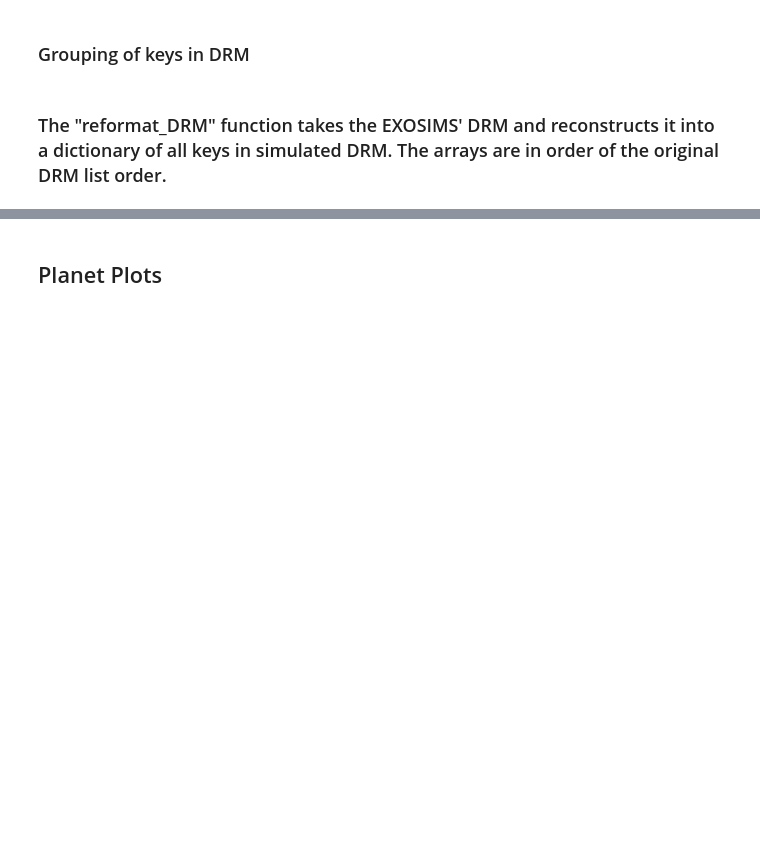
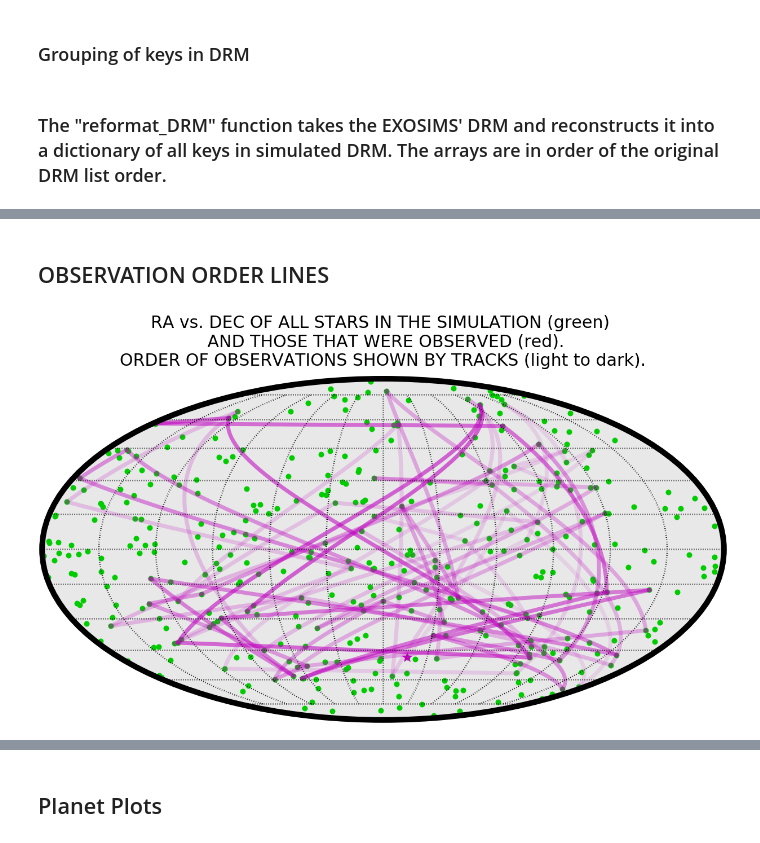
Before and after one commit to astropatel/EXOSIMS-Testing, a Jupyter notebook: EXOSIMS_outputs.ipynb, the cells around one changed output, grey strips where cells are left out. Saved outputs shown, nothing was run; the diff lists cells and outputs as text; code cells hidden in the pictures; blank space fills up the shorter version.

```diff
--- a/EXOSIMS_outputs.ipynb
+++ b/EXOSIMS_outputs.ipynb
@@ -463,0 +627,33 @@ axbvd = scatterPlot(dist,BV,labels=('Distance (pc)','B-V'),**kw)
+# %% [markdown]
+## OBSERVATION ORDER LINES
+# %%
+axt3 = skyplot(ra_rad,dec_rad,axisbg='#E8E8E8')
+plot_setup(axt3)
+plt.grid(color='black',lw=2.5)
+axt3.plot(ra_rad,dec_rad,'o',color='#00cc00',ms=10,mec='none')
+
+alp = np.logspace(-1,np.log10(0.6),len(target_obsind))#[::-1]
+for i in xrange(len(target_obsind)):
+    if i == len(target_obsind)-1:
+        pass
+    else:
+        axt3.plot([ra_rad[target_obsind[i]],ra_rad[target_obsind[i+1]]],
+                  [dec_rad[target_obsind[i]],dec_rad[target_obsind[i+1]]],
+                  'm-',mew=2,lw=7,alpha=alp[i])
+
+axt3.xaxis.label.set_color('lightgray')
+axt3.tick_params(axis='both', colors='lightgray')
+
+txt = """RA vs. DEC OF ALL STARS IN THE SIMULATION (green) \n AND THOSE THAT WERE OBSERVED (red).
+ORDER OF OBSERVATIONS SHOWN BY TRACKS (light to dark)."""
+axt3.set_title('%s'%txt,fontsize=30,y=1.03)
+
+#plt.setp(axt2.spines.values(), color='lightgray',linewidth=10)
+axt3.tick_params(labelbottom='off',top='off',which='both',labelleft='off')
+for i,j in enumerate(target_obsind):
+    if i == 0:
+        axt3.plot(ra_rad[j],dec_rad[j],'m*',ms=20,mec='none')
+
+plt.savefig(os.path.join(dirsave,'skytest.png'),edgecolor='none',bbox_inches='tight')
+# %% [output]
+[figure, added]
```
Also changed, not shown: parts of 38 cells of this notebook, 22 other files.
